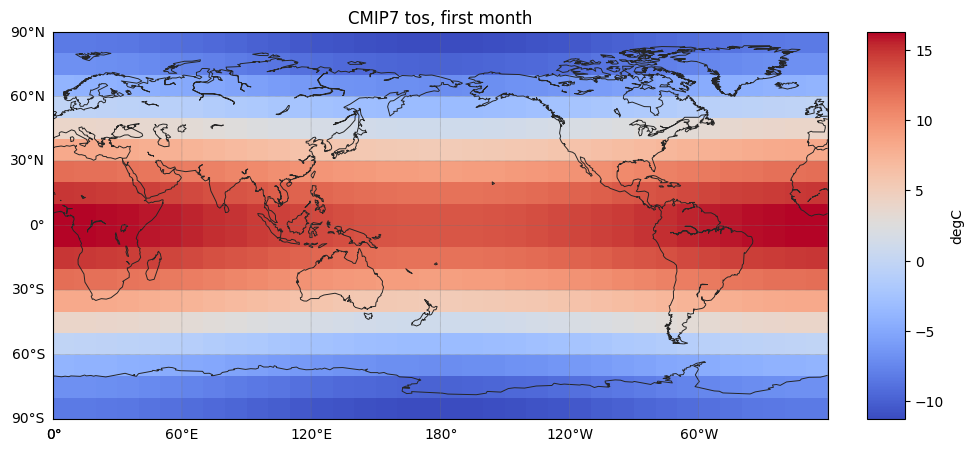
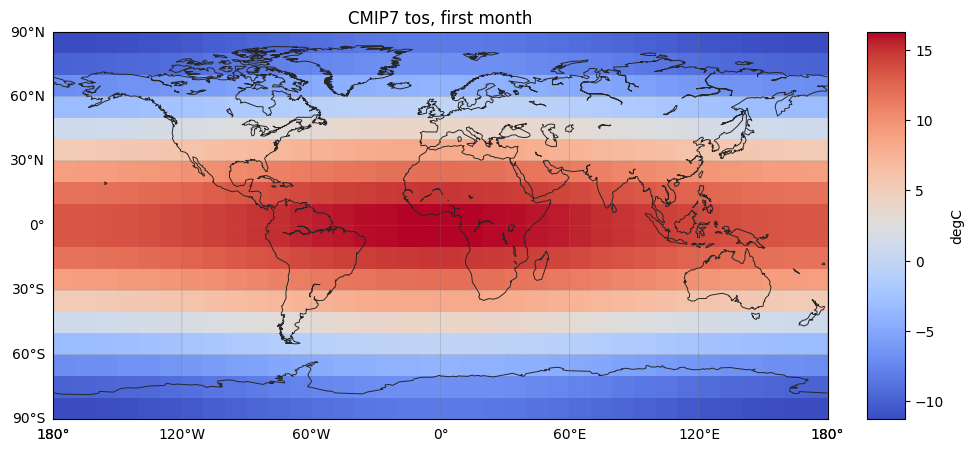
Code edit (unified diff) that turned the first committed figure into the second:
--- before
+++ after
@@ -2,6 +2,6 @@
 map_plot = Basemap(
     projection="cyl",
-    llcrnrlon=0,
-    urcrnrlon=360,
+    llcrnrlon=-180,
+    urcrnrlon=180,
     llcrnrlat=-90,
     urcrnrlat=90,
@@ -10,10 +10,13 @@
 )
 map_plot.drawmapboundary(fill_color="#f7fbff", linewidth=0.8)
-lon_grid, lat_grid = np.meshgrid(ds["lon"].values, ds["lat"].values)
+lon_wrapped = ((ds["lon"].values + 180.0) % 360.0) - 180.0
+lon_order = np.argsort(lon_wrapped)
+lon_grid, lat_grid = np.meshgrid(lon_wrapped[lon_order], ds["lat"].values)
 x, y = map_plot(lon_grid, lat_grid)
-mesh = map_plot.pcolormesh(x, y, ds["tos"].isel(time=0).values, shading="auto", cmap="coolwarm")
+field = ds["tos"].isel(time=0).values[:, lon_order]
+mesh = map_plot.pcolormesh(x, y, field, shading="auto", cmap="coolwarm")
 map_plot.drawcoastlines(linewidth=0.7, color="0.15")
 map_plot.drawparallels(np.arange(-90, 91, 30), labels=[1, 0, 0, 0], linewidth=0.4, color="0.45", dashes=[1, 1])
-map_plot.drawmeridians(np.arange(0, 361, 60), labels=[0, 0, 0, 1], linewidth=0.4, color="0.45", dashes=[1, 1])
+map_plot.drawmeridians(np.arange(-180, 181, 60), labels=[0, 0, 0, 1], linewidth=0.4, color="0.45", dashes=[1, 1])
 colorbar = map_plot.colorbar(mesh, location="right", pad="5%")
 colorbar.set_label("degC")

Commit: Update longitude orientation of maps in noteboks